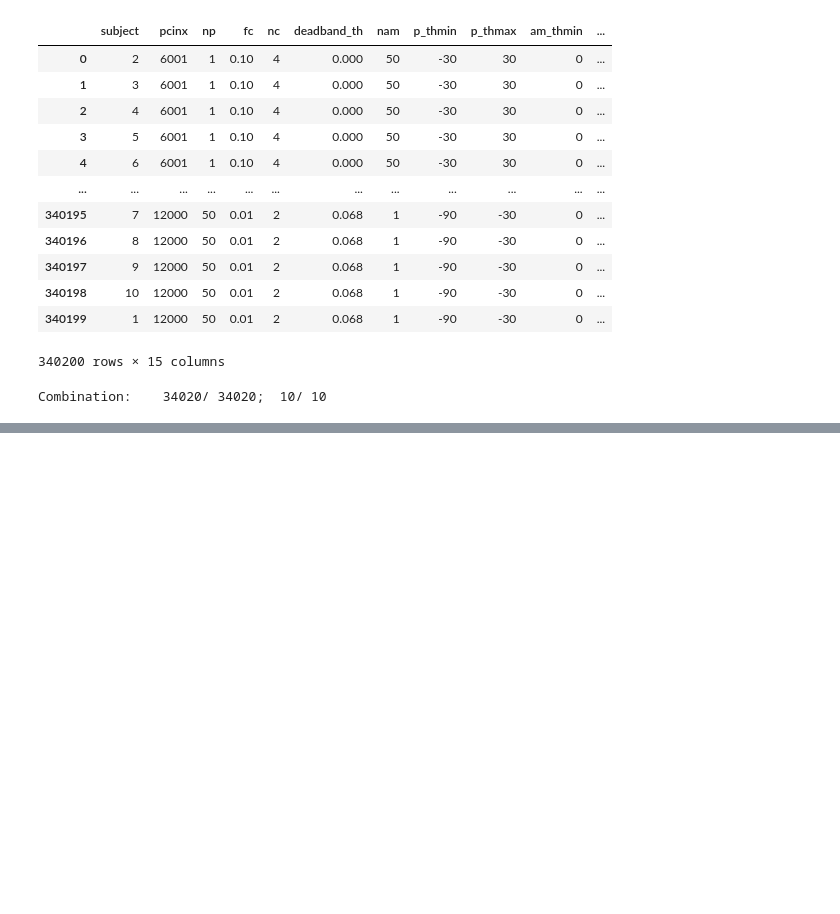
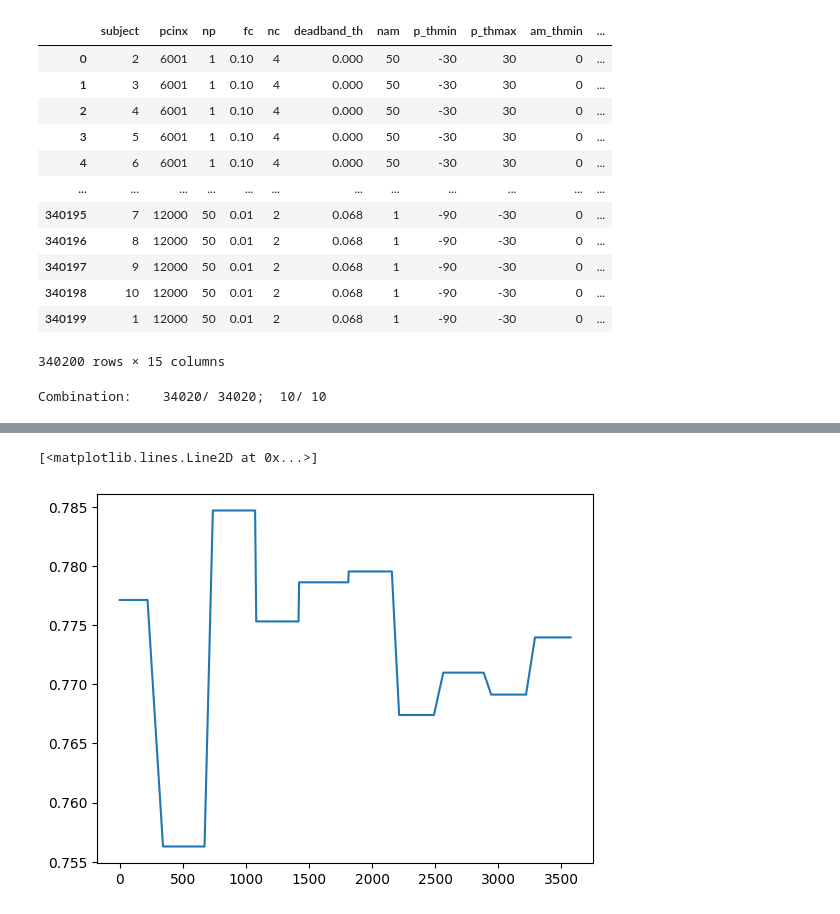
Before and after one commit to siva82kb/gmac, a Jupyter notebook: notebooks/01-gmac_optimization.ipynb, the cells around one changed output, grey strips where cells are left out. Cells and saved outputs as stored; diff of their text form; code cells hidden in the pictures; blank space fills up the shorter version.

Commit message:
Added some code for identifying the best parameter combinations

```diff
--- a/notebooks/01-gmac_optimization.ipynb
+++ b/notebooks/01-gmac_optimization.ipynb
@@ -228,7 +228,7 @@ def compute_confusion_matrix(actual: np.array, estimated: np.array) -> np.array:
 #### Parameter ranges for the grid search
 # %%
 outdir = "../data/output"
-limbkey = "left"
+limbkey = "unaff"
 # Make directory if it does not exist
 pathlib.Path(outdir, limbkey).mkdir(parents=True, exist_ok=True)
 
@@ -245,4 +245,7 @@ gmac_param_ranges = {
 
 # Number of all possible combinations
 Ncombs = len(list(generate_param_combinations(gmac_param_ranges)))
+
+# All parameter combinations.
+param_combs = list(generate_param_combinations(gmac_param_ranges))
 # %%
@@ -385,13 +410,15 @@ optdf.to_csv(pathlib.Path(outdir, limbkey, f"optdf.csv"), index=False)
 # %% [output]
 Combination:    34020/ 34020;  10/ 10
 # %%
+optdf = pd.read_csv(pathlib.Path(outdir, limbkey, f"optdf.csv"), index_col=False)
+
 # Go through each validation subject, and choose the best training cost
 # parameter combination.
 bestparamsdf = pd.DataFrame(columns=["subj", "lbound", "bestpinx", "bestval"])
 for _subj in optdf.testsubj.unique():
     # _minval = np.min(optdf.loc[optdf.testsubj == _subj, "cost"])
     _sinx = optdf.testsubj == _subj
-    _lbound = np.percentile(optdf.loc[optdf.testsubj == _subj, "cost"], .1)
+    _lbound = np.percentile(optdf.loc[optdf.testsubj == _subj, "cost"], 1)
     _bpins = list(np.where(optdf.loc[_sinx, "cost"] <= _lbound)[0])
     _bval = list(optdf.loc[_sinx, "testval"].values[_bpins])
     bestparamsdf = pd.concat([bestparamsdf,
@@ -402,3 +429,14 @@ for _subj in optdf.testsubj.unique():
                              ignore_index=True)
 # Save the optimization data frame
 bestparamsdf.to_csv(pathlib.Path(outdir, limbkey, f"bestparamsdf.csv"), index=False)
+# %%
+# Find out how often these parameters are chosen as the best parameter
+# combination across different subjects.
+allbestparams = bestparamsdf["bestpinx"].value_counts()
+allbestparams = allbestparams.sort_index()
+
+# Find indices of the best parameter combinations that are most common.
+# i.e. they appear in atleast 80% of the subjects.
+best_common_inx = allbestparams[allbestparams >= 1 * len(subjs)].index.values
+
+best_common_inx
@@ -404,0 +458,5 @@ bestparamsdf.to_csv(pathlib.Path(outdir, limbkey, f"bestparamsdf.csv"), index=Fa
+# %%
+plt.plot(bestparamsdf.loc[bestparamsdf.bestpinx.isin(best_common_inx), 'lbound'])
+# %% [output]
+[<matplotlib.lines.Line2D at 0x...>]
+[figure, added]
```
Also changed, not shown: parts of 19 cells of this notebook, 2 other files.
